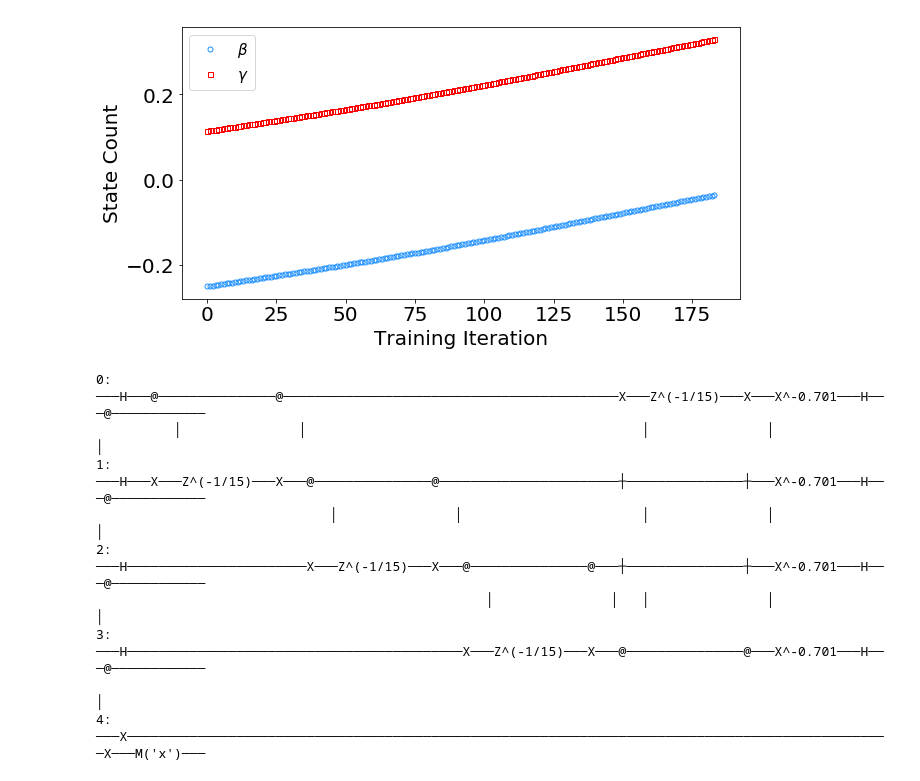
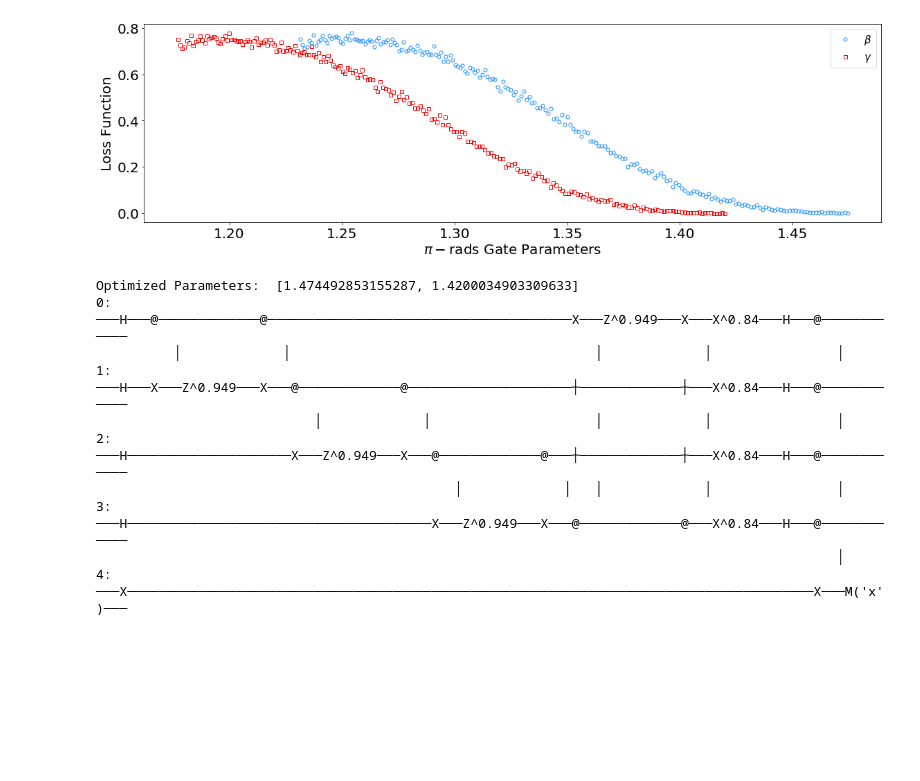
Before and after one commit to eseguraca6/Quantum-Computing-Playground, a Jupyter notebook: QAOA.ipynb, the cells around one changed output. Cells and saved outputs as stored; diff of their text form; code cells hidden in the pictures; blank space fills up the shorter version.

```diff
--- a/QAOA.ipynb
+++ b/QAOA.ipynb
@@ -40,7 +40,7 @@ Successfully installed cirq-0.6.0.dev0 typing-extensions-3.7.4
 # For specific information regarding the algorithm, please see OpenAI's paper
 # mentioned in this notebook.
 
-def QAOA_Model_Params_Optimizier_Adam(length, param1, param2):
+def QAOA_Model_Params_Optimizier_Adam(length, param1, param2,rep_num):
 
   param1_arr =[]
   param2_arr =[]
@@ -72,6 +72,7 @@ def QAOA_Model_Params_Optimizier_Adam(length, param1, param2):
   count = 1
 
   while status == 'not done':
+    #print("Working on Optimization...      ", end="")
     #get results
     #print('current count: ', count)
     #print('current weight:', random_t_parameter)
@@ -89,14 +90,14 @@ def QAOA_Model_Params_Optimizier_Adam(length, param1, param2):
     #print(circuit)
     simulator = cirq.Simulator()
 
-    results = simulator.run(circuit, repetitions=5000)
+    results = simulator.run(circuit, repetitions=rep_num)
 
     #check the state population
 
     count_results = results.histogram(key='x')
 
-    zero_state_arr.append(count_results[0]/5000)
-    one_state_arr.append(count_results[1]/5000)
+    zero_state_arr.append(count_results[0]/rep_num)
+    one_state_arr.append(count_results[1]/rep_num)
 
     s_k, s_v= zip(*results.measurements.items())
 
@@ -113,14 +114,14 @@ def QAOA_Model_Params_Optimizier_Adam(length, param1, param2):
 
     loss_arr.append(current_loss_value)
 
-    print('current count: ', count, 'current loss: ', current_loss_value)
+    #print('current count: ', count, 'current loss: ', current_loss_value)
 
     current_gradient_value = 2*current_predicted_label_value
     gradient_arr.append(current_gradient_value)
 
     current_grad_square = np.square(current_gradient_value)
 
-    if count > 10000:
+    if count > 1000:
       print('count is way too much!')
       status = 'done'
       return(param1_arr, param2_arr, loss_arr, gradient_arr, label_arr, zero_state_arr, one_state_arr)
@@ -132,6 +133,7 @@ def QAOA_Model_Params_Optimizier_Adam(length, param1, param2):
       print('Optimal values:', optimal_values)
 
       print('Done with Optimization Algorithm!')
+      print('Optimal values:', optimal_values)
       cirq.plot_state_histogram(results)
 
 
@@ -217,12 +240,11 @@ def QAOA_circuit(length, param1, param2):
 # %%
-param1, param2= np.random.uniform(-2,2) ,np.random.uniform(0,2)
-print('Initial Phase Parameters: ',param1, param2)
-length=5
-
 circuit = cirq.Circuit()
 
+param1, param2= np.random.uniform(0,2) ,np.random.uniform(0,2)
+print('Initial Phase Parameters: ',param1, param2)
+
 circuit.append(QAOA_circuit(length, param1, param2),strategy=InsertStrategy.INLINE)
-#circuit.append(cirq.measure(*qubits[:length-1]),strategy=InsertStrategy.INLINE)
+
 print(circuit)
 
 simulator = cirq.Simulator()
@@ -246,5 +268,5 @@ array([1209., 3791.])
 # %%
 print('Initial Phase Parameters: ',param1, param2)
-
-ml_qaoa = QAOA_Model_Params_Optimizier_Adam(length, param1,param2)
+#param1,param2= 1.041,1.907
+ml_qaoa = QAOA_Model_Params_Optimizier_Adam(length, param1,param2,5000)
 # %% [output]
@@ -298,25 +329,32 @@ plt.savefig('output_small_qaoa.png')
 # %%
-plt.figure(figsize=(10,5))
-plt.plot(ml_qaoa[0],marker='o',markersize=5,label=r'$\beta$',color='dodgerblue',linestyle=' ',markerfacecolor='none')
-plt.plot(ml_qaoa[1],marker='s',markersize=5, label=r'$\gamma$',color='red',linestyle=' ',markerfacecolor='none')
+plt.figure(figsize=(16,5))
+plt.plot(ml_qaoa[0],ml_qaoa[2],marker='o',markersize=5,label=r'$\beta$',color='dodgerblue',linestyle=' ',markerfacecolor='none')
+plt.plot(ml_qaoa[1],ml_qaoa[2],marker='s',markersize=5, label=r'$\gamma$',color='red',linestyle=' ',markerfacecolor='none')
 plt.legend(loc='best', fontsize=15)
-plt.ylabel('State Count',fontsize=20)
-plt.xlabel('Training Iteration',fontsize=20)
+plt.xlabel(r'$\pi-$rads Gate Parameters',fontsize=20)
+plt.ylabel('Loss Function',fontsize=20)
 plt.tick_params(axis='both',labelsize=20)
+
+plt.tight_layout()
 # %% [output]
-[figure, old version]
+[figure, new version]
 # %%
+print('Optimized Parameters: ', ml_qaoa[-2])
+
 circuit = cirq.Circuit()
+
 circuit.append(QAOA_circuit(length, ml_qaoa[7][0], ml_qaoa[7][1]),strategy=InsertStrategy.INLINE)
 #circuit.append(cirq.measure(*qubits[:length-1]),strategy=InsertStrategy.INLINE)
+
 print(circuit)
 # %% [output]
-0: ───H───@───────────────@───────────────────────────────────────────X───Z^(-1/15)───X───X^-0.701───H───@────────────
-          │               │                                           │               │                  │
-1: ───H───X───Z^(-1/15)───X───@───────────────@───────────────────────┼───────────────┼───X^-0.701───H───@────────────
-                              │               │                       │               │                  │
-2: ───H───────────────────────X───Z^(-1/15)───X───@───────────────@───┼───────────────┼───X^-0.701───H───@────────────
-                                                  │               │   │               │                  │
-3: ───H───────────────────────────────────────────X───Z^(-1/15)───X───@───────────────@───X^-0.701───H───@────────────
-                                                                                                         │
-4: ───X──────────────────────────────────────────────────────────────────────────────────────────────────X───M('x')───
+Optimized Parameters:  [1.474492853155287, 1.4200034903309633]
+0: ───H───@─────────────@───────────────────────────────────────X───Z^0.949───X───X^0.84───H───@────────────
+          │             │                                       │             │                │
+1: ───H───X───Z^0.949───X───@─────────────@─────────────────────┼─────────────┼───X^0.84───H───@────────────
+                            │             │                     │             │                │
+2: ───H─────────────────────X───Z^0.949───X───@─────────────@───┼─────────────┼───X^0.84───H───@────────────
+                                              │             │   │             │                │
+3: ───H───────────────────────────────────────X───Z^0.949───X───@─────────────@───X^0.84───H───@────────────
+                                                                                               │
+4: ───X────────────────────────────────────────────────────────────────────────────────────────X───M('x')───
```
Also changed, not shown: parts of 7 cells of this notebook.
